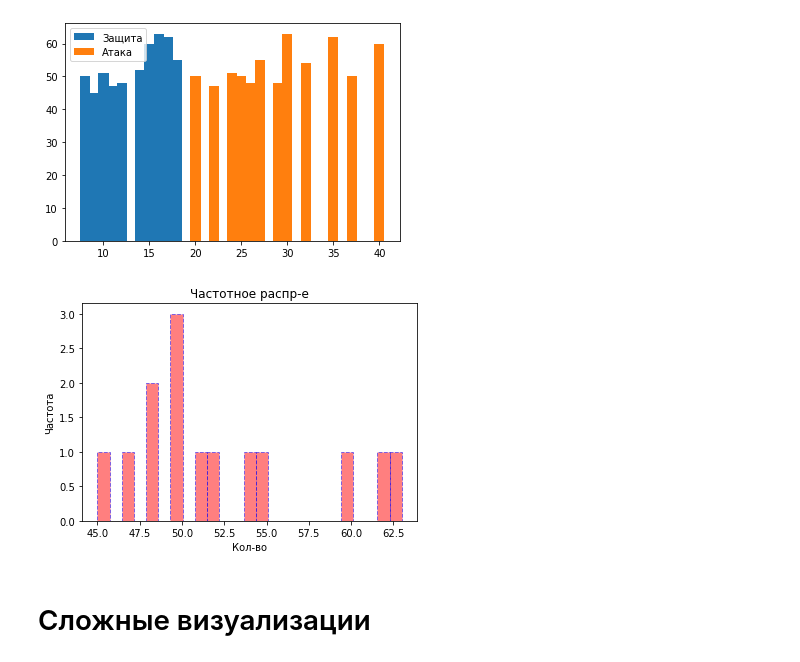
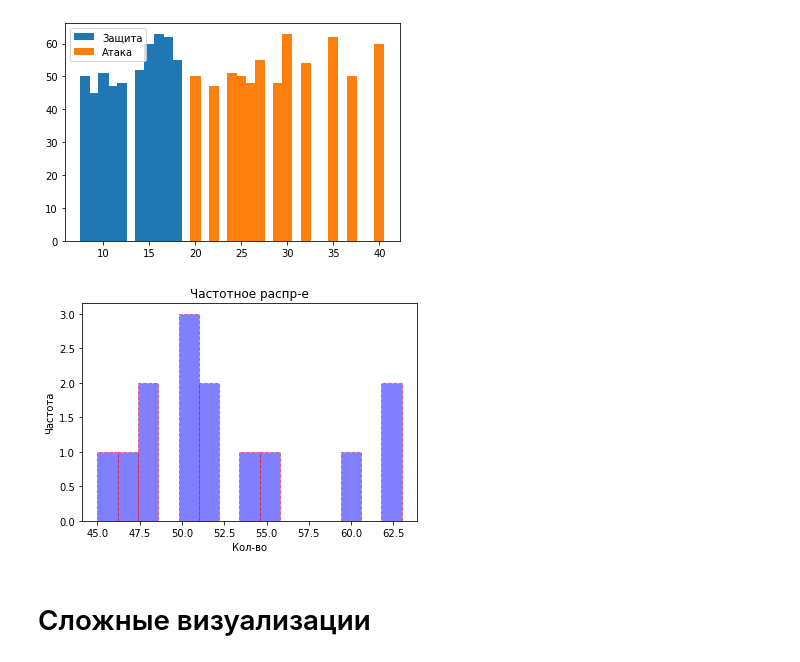
Before and after one commit to vn322/Synergy_DBM_301_CS, a Jupyter notebook: Matplotlib_Seaborn.ipynb, the cells around one changed output. Saved outputs shown, nothing was run; the diff lists cells and outputs as text; code cells hidden in the pictures.

```diff
--- a/Matplotlib_Seaborn.ipynb
+++ b/Matplotlib_Seaborn.ipynb
@@ -290,21 +280,21 @@ plt.show()
 # %% [output]
 [figure]
 # %%
-plt.hist(df['Победы'], bins=25, color='r', edgecolor='blue',
+plt.hist(df['Победы'], bins=15, color='b', edgecolor='r',
          linestyle='--', alpha=0.5)
 
 # Adding title to the plot
 plt.title("Частотное распр-е")
 
 # Adding label on the y-axis
 plt.ylabel('Частота')
 
 # Adding label on the x-axis
 plt.xlabel('Кол-во')
 
 plt.show()
 # %% [output]
-[figure, old version]
+[figure, new version]
 # %% [markdown]
 # Сложные визуализации
 # %% [markdown]
```
Also changed, not shown: parts of 15 cells of this notebook.
